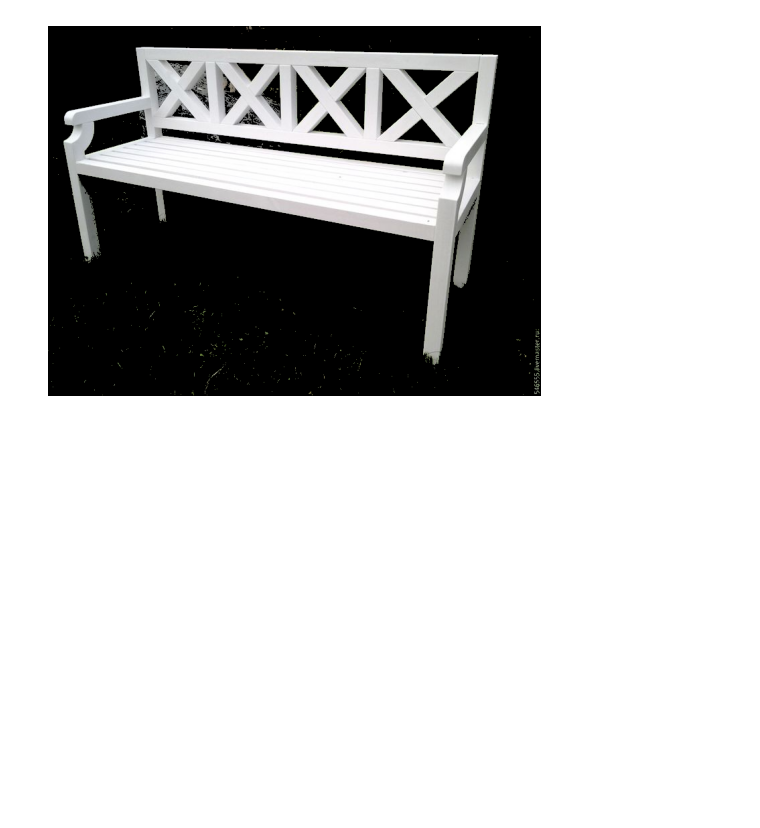
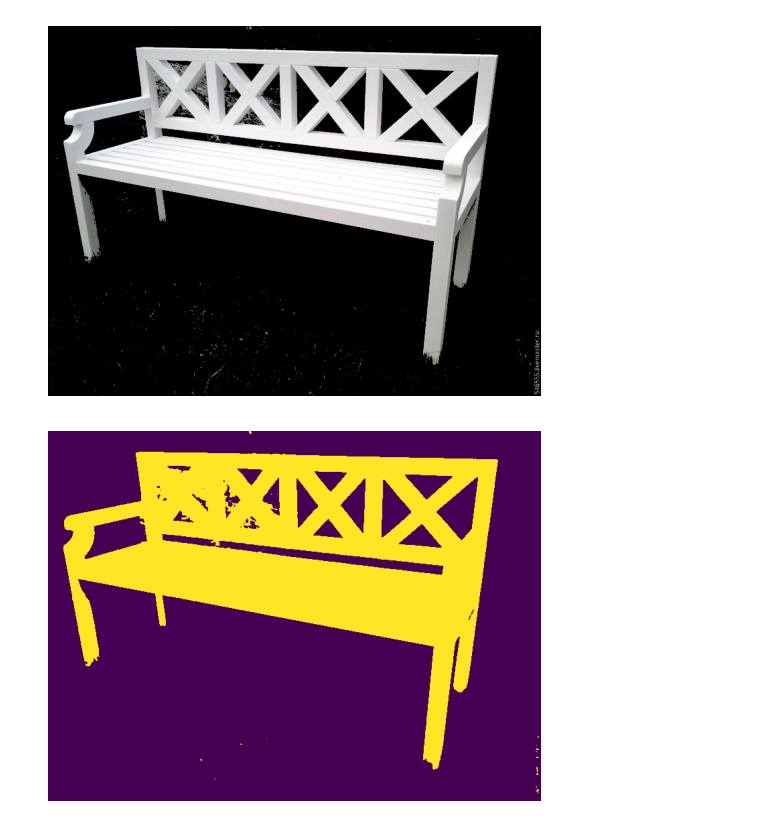
Before and after one commit to delokoseni/IntelligentImageProcessingTechnologies1, a Jupyter notebook: main.ipynb, the cells around one changed output. Drawn from its saved outputs; the diff is of its cells as text; code cells hidden in the pictures; blank space fills up the shorter version.

```diff
--- a/main.ipynb
+++ b/main.ipynb
@@ -99,3 +79,9 @@ plt.axis("off"); plt.imshow(resultBenchImage); plt.show()
 # %% [output]
 [figure]
 [figure]
+# %%
+blurBenchImage = cv.GaussianBlur(grayBenchImage, (5,5), 0)
+_, benchMaskBlur = cv.threshold(blurBenchImage, 100, 255, cv.THRESH_BINARY)
+plt.axis("off"); plt.imshow(benchMaskBlur); plt.show()
+# %% [output]
+[figure, added]
```
Also changed, not shown: parts of 11 cells of this notebook.
